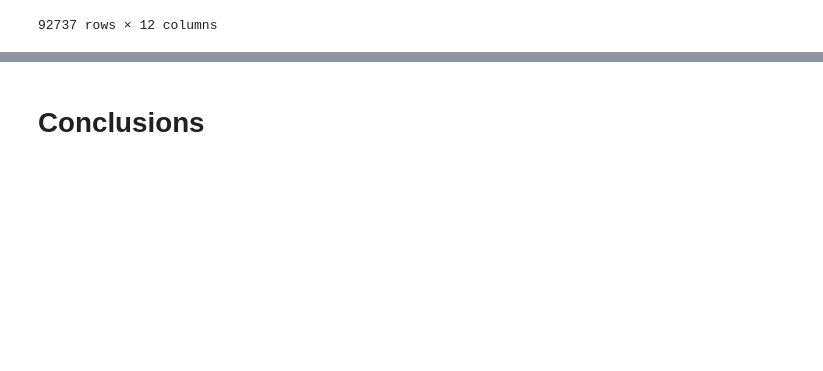
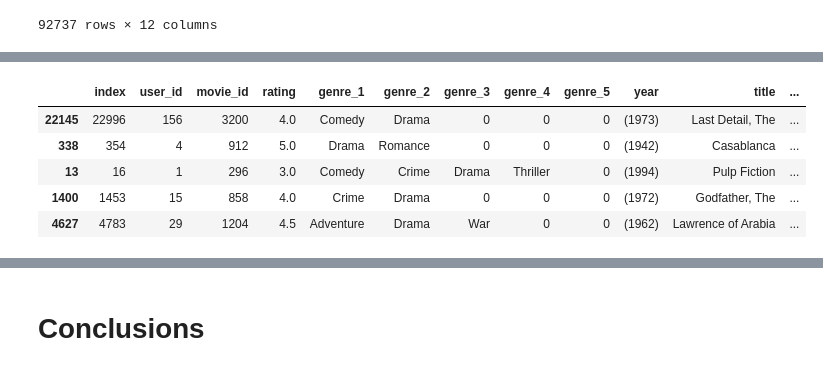
Before and after one commit to stephcia/movie-recommendation-system, a Jupyter notebook: stephanie_cleaning_2.ipynb, the cells around one changed output, grey strips where cells are left out. Saved outputs shown, nothing was run; the diff lists cells and outputs as text; code cells hidden in the pictures; blank space fills up the shorter version.

Commit message:
pushing merged anat and stephanie notebook with final model and functions - first draft

```diff
--- a/stephanie_cleaning_2.ipynb
+++ b/stephanie_cleaning_2.ipynb
@@ -944,3 +946,11 @@ Our best model was the final SVD Grid Search that gave us a **RMSE of .85**.
+# %%
+# instantiating SVD from grid search params
+svd_best_model = SVD(n_factors=400, reg_all=0.05, n_epochs=90)
+
+# fit on trainset and make predictions using testset
+svd_best_model.fit(trainset)
+predictions = svd_best_model.test(testset)
+svd_gs_best = accuracy.rmse(predictions)
 # %%
 #making dataframe of all RMSE scores for all models
 
@@ -1090,0 +1164,18 @@ movie_df.loc[movie_df['Average_rating'].isna()]
+# %%
+#testing function is running appropriately by hardcoding a user ID
+
+user = 450
+have_rated = list(user_df.loc[user, 'movie_id'])
+not_rated = movie_df[~movie_df['movie_id'].isin(have_rated)] #saving new df where have_rated is removed
+not_rated = not_rated.reset_index()
+not_rated['est_rating'] = not_rated['movie_id'].apply(lambda x: svd_best_model.predict(user, x).est)
+not_rated = not_rated.drop_duplicates(subset=['movie_id']) #drop before in different df
+not_rated.sort_values(by='est_rating', ascending=False, inplace=True)
+not_rated.head(5)
+# %% [output]
+|  | index | user_id | movie_id | rating | genre_1 | genre_2 | genre_3 | genre_4 | genre_5 | year | title | ... |
+| 22145 | 22996 | 156 | 3200 | 4.0 | Comedy | Drama | 0 | 0 | 0 | (1973) | Last Detail, The | ... |
+| 338 | 354 | 4 | 912 | 5.0 | Drama | Romance | 0 | 0 | 0 | (1942) | Casablanca | ... |
+| 13 | 16 | 1 | 296 | 3.0 | Comedy | Crime | Drama | Thriller | 0 | (1994) | Pulp Fiction | ... |
+| 1400 | 1453 | 15 | 858 | 4.0 | Crime | Drama | 0 | 0 | 0 | (1972) | Godfather, The | ... |
+| 4627 | 4783 | 29 | 1204 | 4.5 | Adventure | Drama | War | 0 | 0 | (1962) | Lawrence of Arabia | ... |
```
Also changed, not shown: parts of 18 cells of this notebook.
